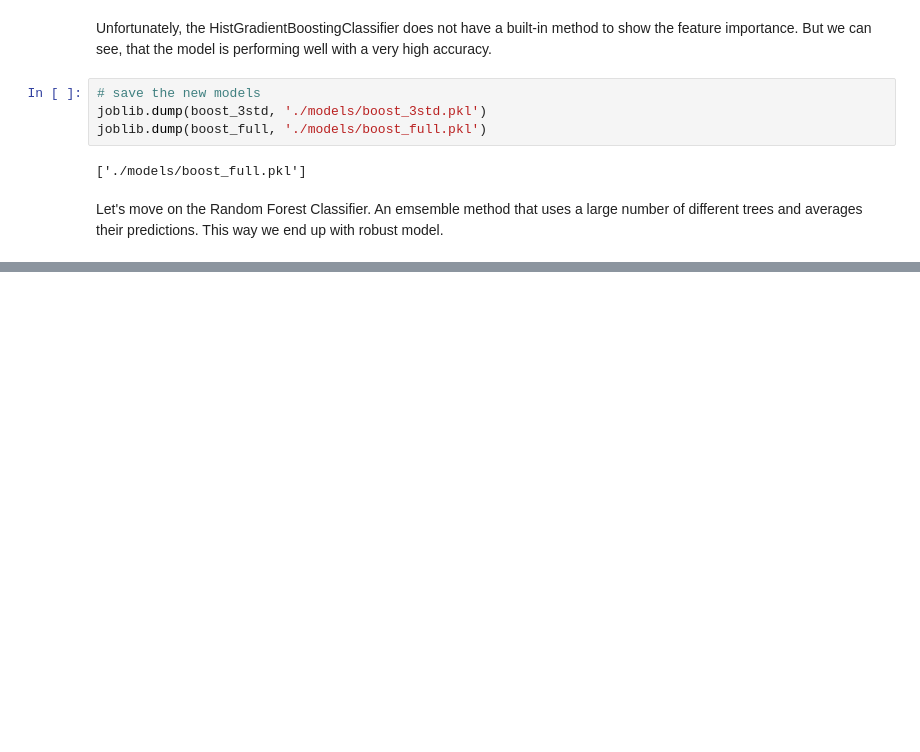
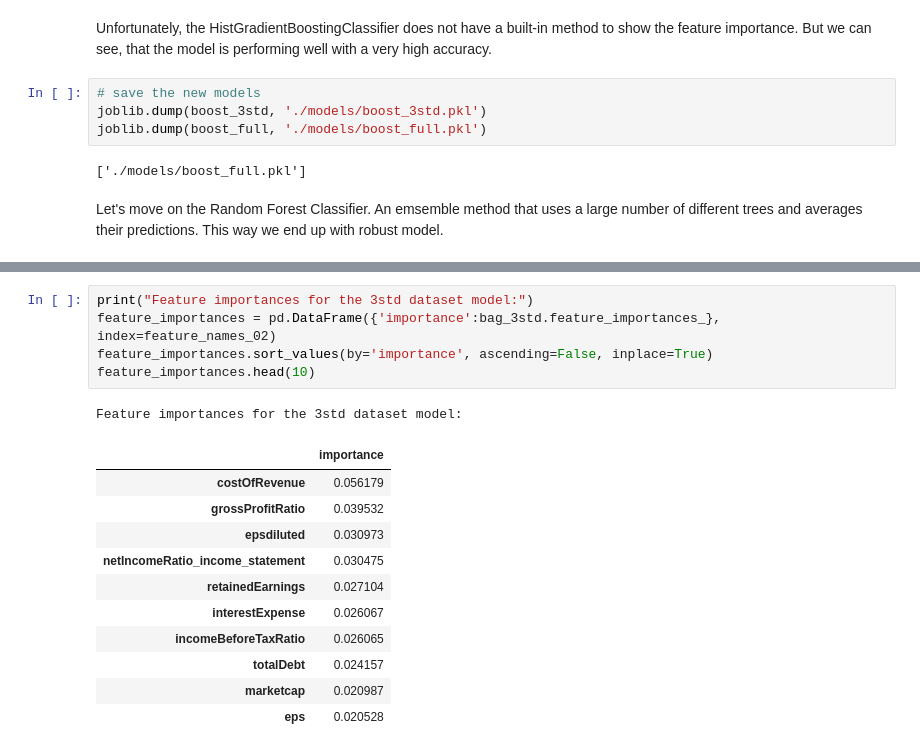
Before and after one commit to quityQ/bachelor, a Jupyter notebook: analysis_forest.ipynb, the cells around one changed output, grey strips where cells are left out. Cells and saved outputs as stored; diff of their text form; blank space fills up the shorter version.

```diff
--- a/analysis_forest.ipynb
+++ b/analysis_forest.ipynb
@@ -219,0 +278,18 @@ Let's move on the Random Forest Classifier. An emsemble method that uses a large
+# %%
+print("Feature importances for the 3std dataset model:")
+feature_importances = pd.DataFrame({'importance':bag_3std.feature_importances_}, index=feature_names_02)
+feature_importances.sort_values(by='importance', ascending=False, inplace=True)
+feature_importances.head(10)
+# %% [output]
+Feature importances for the 3std dataset model:
+|  | importance |
+| costOfRevenue | 0.056179 |
+| grossProfitRatio | 0.039532 |
+| epsdiluted | 0.030973 |
+| netIncomeRatio_income_statement | 0.030475 |
+| retainedEarnings | 0.027104 |
+| interestExpense | 0.026067 |
+| incomeBeforeTaxRatio | 0.026065 |
+| totalDebt | 0.024157 |
+| marketcap | 0.020987 |
+| eps | 0.020528 |
```
Also changed, not shown: parts of 13 cells of this notebook, 5 other files.
